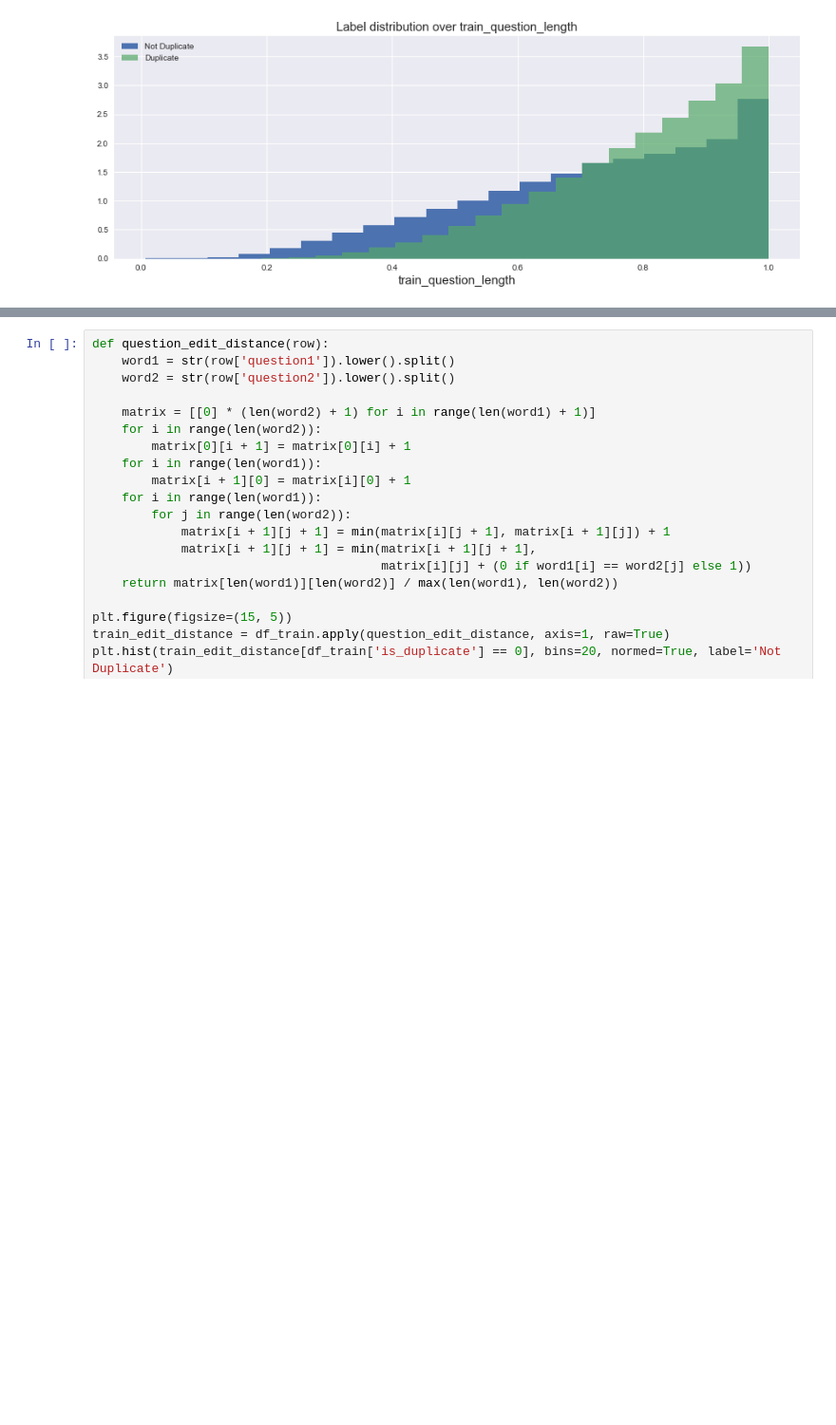
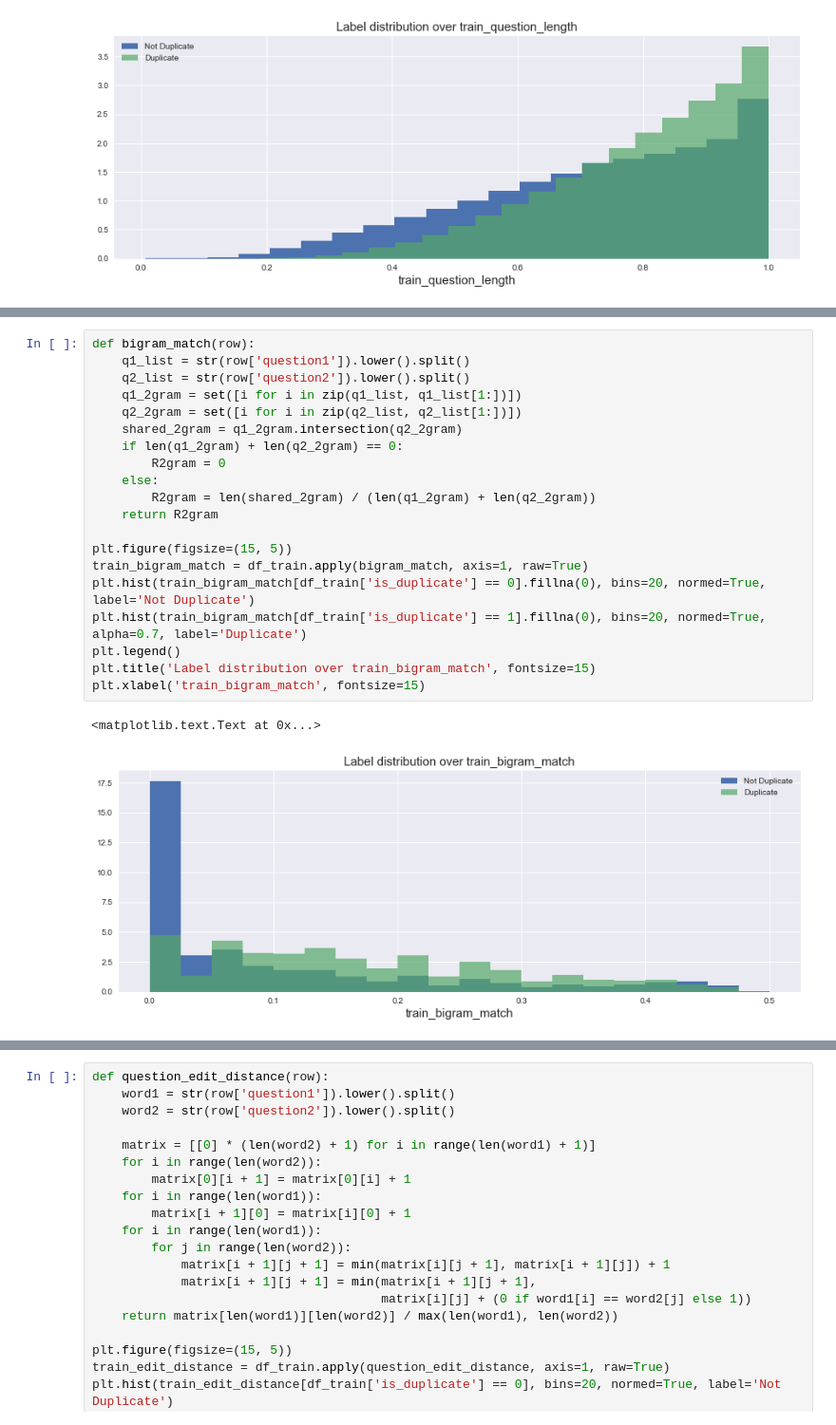
Before and after one commit to pengqil/kaggle, a Jupyter notebook: quora_question_pairs/Data Exploration.ipynb, the cells around one changed output, grey strips where cells are left out. Shown at 95% size. Drawn from its saved outputs; the diff is of its cells as text; blank space fills up the shorter version.

```diff
--- a/quora_question_pairs/Data Exploration.ipynb
+++ b/quora_question_pairs/Data Exploration.ipynb
@@ -267,3 +279,26 @@ def tfidf_word_match_share(row):
+# %%
+def bigram_match(row):
+    q1_list = str(row['question1']).lower().split()
+    q2_list = str(row['question2']).lower().split()
+    q1_2gram = set([i for i in zip(q1_list, q1_list[1:])])
+    q2_2gram = set([i for i in zip(q2_list, q2_list[1:])])
+    shared_2gram = q1_2gram.intersection(q2_2gram)
+    if len(q1_2gram) + len(q2_2gram) == 0:
+        R2gram = 0
+    else:
+        R2gram = len(shared_2gram) / (len(q1_2gram) + len(q2_2gram))
+    return R2gram
+
+plt.figure(figsize=(15, 5))
+train_bigram_match = df_train.apply(bigram_match, axis=1, raw=True)
+plt.hist(train_bigram_match[df_train['is_duplicate'] == 0].fillna(0), bins=20, normed=True, label='Not Duplicate')
+plt.hist(train_bigram_match[df_train['is_duplicate'] == 1].fillna(0), bins=20, normed=True, alpha=0.7, label='Duplicate')
+plt.legend()
+plt.title('Label distribution over train_bigram_match', fontsize=15)
+plt.xlabel('train_bigram_match', fontsize=15)
+# %% [output]
+<matplotlib.text.Text at 0x...>
+[figure, added]
 # %%
 plt.figure(figsize=(15, 5))
 tfidf_train_word_match = df_train.apply(tfidf_word_match_share, axis=1, raw=True)
```
Also changed, not shown: parts of 15 cells of this notebook, 8 other files.
